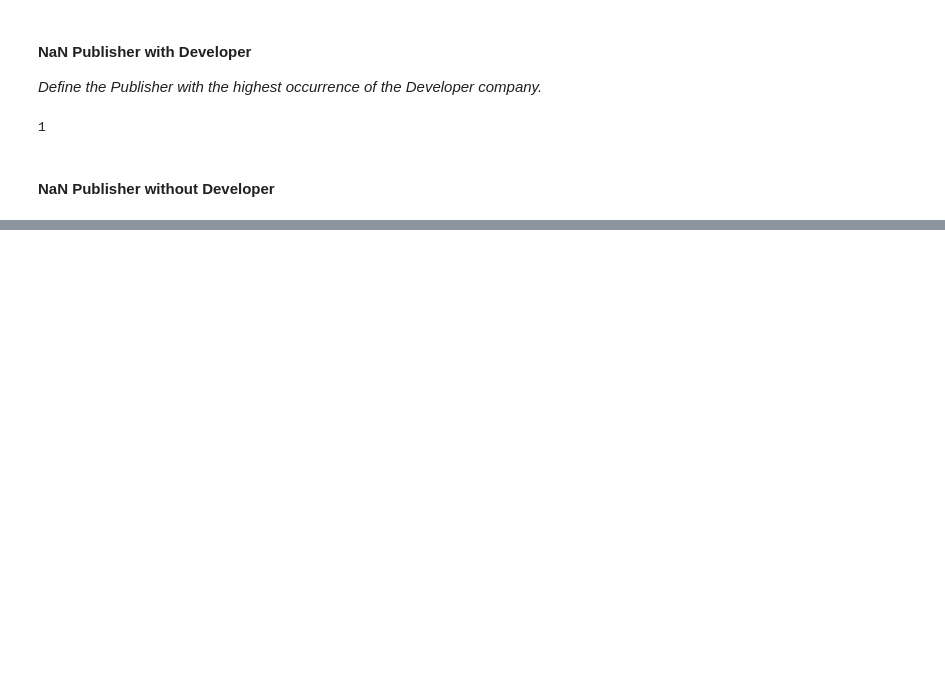
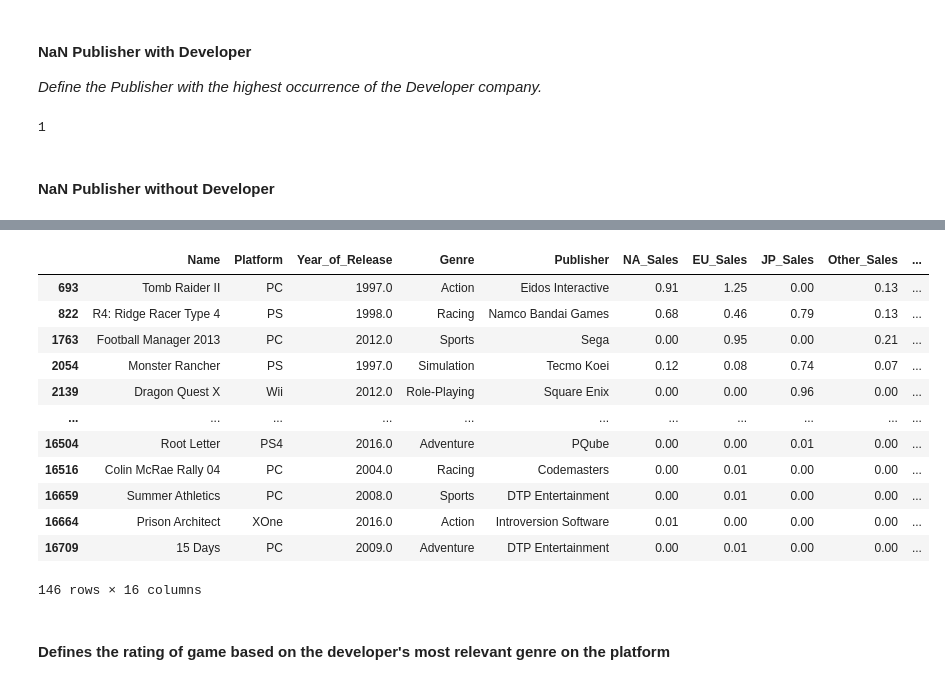
Before and after one commit to faustofcjr/artificial-intelligence, a Jupyter notebook: kaggle/video-game-sales/main.ipynb, the cells around one changed output, grey strips where cells are left out. Cells and saved outputs as stored; diff of their text form; code cells hidden in the pictures; blank space fills up the shorter version.

```diff
--- a/kaggle/video-game-sales/main.ipynb
+++ b/kaggle/video-game-sales/main.ipynb
@@ -193,0 +238,16 @@ dataset.drop(nan_publisher.index, inplace=True)
+# %%
+dataset[(dataset['Developer'].notna()) &  (dataset['Rating'].isna())]
+# %% [output]
+|  | Name | Platform | Year_of_Release | Genre | Publisher | NA_Sales | EU_Sales | JP_Sales | Other_Sales | ... |
+| 693 | Tomb Raider II | PC | 1997.0 | Action | Eidos Interactive | 0.91 | 1.25 | 0.00 | 0.13 | ... |
+| 822 | R4: Ridge Racer Type 4 | PS | 1998.0 | Racing | Namco Bandai Games | 0.68 | 0.46 | 0.79 | 0.13 | ... |
+| 1763 | Football Manager 2013 | PC | 2012.0 | Sports | Sega | 0.00 | 0.95 | 0.00 | 0.21 | ... |
+| 2054 | Monster Rancher | PS | 1997.0 | Simulation | Tecmo Koei | 0.12 | 0.08 | 0.74 | 0.07 | ... |
+| 2139 | Dragon Quest X | Wii | 2012.0 | Role-Playing | Square Enix | 0.00 | 0.00 | 0.96 | 0.00 | ... |
+| ... | ... | ... | ... | ... | ... | ... | ... | ... | ... | ... |
+| 16504 | Root Letter | PS4 | 2016.0 | Adventure | PQube | 0.00 | 0.00 | 0.01 | 0.00 | ... |
+| 16516 | Colin McRae Rally 04 | PC | 2004.0 | Racing | Codemasters | 0.00 | 0.01 | 0.00 | 0.00 | ... |
+| 16659 | Summer Athletics | PC | 2008.0 | Sports | DTP Entertainment | 0.00 | 0.01 | 0.00 | 0.00 | ... |
+| 16664 | Prison Architect | XOne | 2016.0 | Action | Introversion Software | 0.01 | 0.00 | 0.00 | 0.00 | ... |
+| 16709 | 15 Days | PC | 2009.0 | Adventure | DTP Entertainment | 0.00 | 0.01 | 0.00 | 0.00 | ... |
+146 rows × 16 columns
@@ -193,0 +346,2 @@ dataset.drop(nan_publisher.index, inplace=True)
+# %% [markdown]
+#### Defines the rating of game based on the developer's most relevant genre on the platform
```
Also changed, not shown: parts of 21 cells of this notebook.
